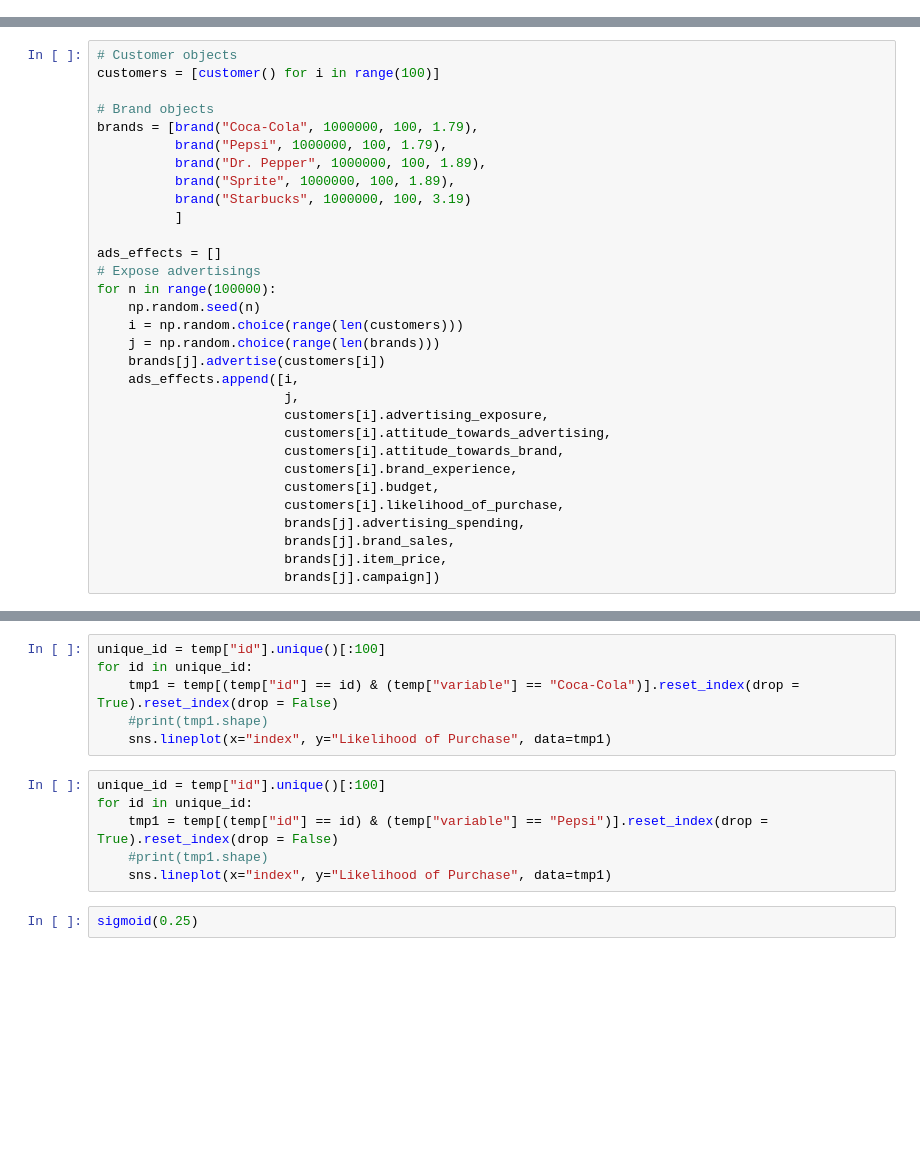
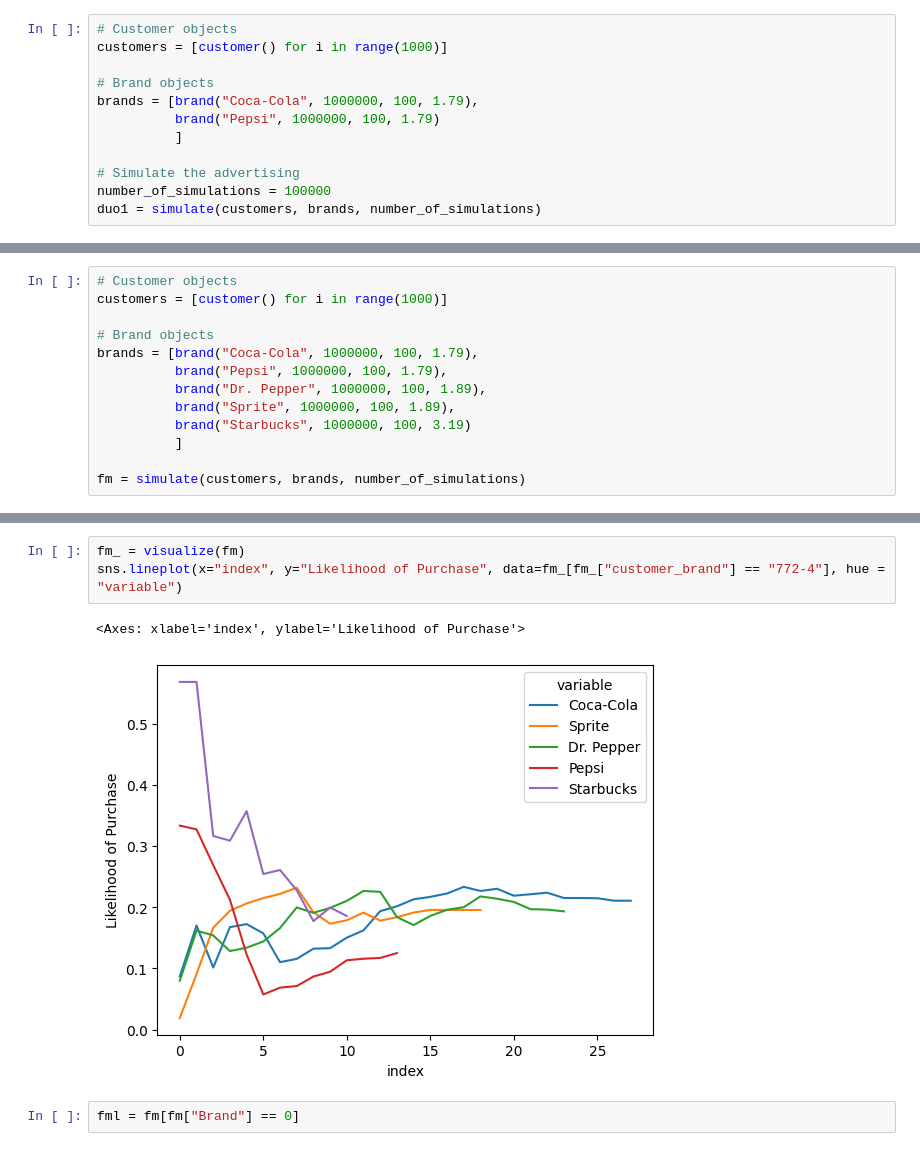
Before and after one commit to arnoldchung/Advertising, a Jupyter notebook: advertising.ipynb, the cells around one changed output, grey strips where cells are left out. Cells and saved outputs as stored; diff of their text form; blank space fills up the shorter version.

```diff
--- a/advertising.ipynb
+++ b/advertising.ipynb
@@ -119,0 +211,12 @@ class brand:
+# %%
+# Customer objects
+customers = [customer() for i in range(1000)]
+
+# Brand objects
+brands = [brand("Coca-Cola", 1000000, 100, 1.79),
+          brand("Pepsi", 1000000, 100, 1.79)
+          ]
+
+# Simulate the advertising
+number_of_simulations = 100000
+duo1 = simulate(customers, brands, number_of_simulations)
@@ -120,6 +293,6 @@ class brand:
 # %%
 # Customer objects
-customers = [customer() for i in range(100)]
+customers = [customer() for i in range(1000)]
 
 # Brand objects
 brands = [brand("Coca-Cola", 1000000, 100, 1.79),
@@ -129,22 +302,4 @@ brands = [brand("Coca-Cola", 1000000, 100, 1.79),
           brand("Starbucks", 1000000, 100, 3.19)
           ]
 
-ads_effects = []
-# Expose advertisings
-for n in range(100000):
-    np.random.seed(n)
-    i = np.random.choice(range(len(customers)))
-    j = np.random.choice(range(len(brands)))
-    brands[j].advertise(customers[i])
-    ads_effects.append([i,
-                        j,
-                        customers[i].advertising_exposure,
-                        customers[i].attitude_towards_advertising,
-                        customers[i].attitude_towards_brand,
-                        customers[i].brand_experience,
-                        customers[i].budget,
-                        customers[i].likelihood_of_purchase,
-                        brands[j].advertising_spending,
-                        brands[j].brand_sales,
-                        brands[j].item_price,
-                        brands[j].campaign])
+fm = simulate(customers, brands, number_of_simulations)
@@ -172,14 +306,8 @@ temp["id"] = temp["Customer"].astype(str) + "-" + temp["Brand"].astype(str)
-# %%
-unique_id = temp["id"].unique()[:100]
-for id in unique_id:
-    tmp1 = temp[(temp["id"] == id) & (temp["variable"] == "Coca-Cola")].reset_index(drop = True).reset_index(drop = False)
-    #print(tmp1.shape)
-    sns.lineplot(x="index", y="Likelihood of Purchase", data=tmp1)
-# %%
-unique_id = temp["id"].unique()[:100]
-for id in unique_id:
-    tmp1 = temp[(temp["id"] == id) & (temp["variable"] == "Pepsi")].reset_index(drop = True).reset_index(drop = False)
-    #print(tmp1.shape)
-    sns.lineplot(x="index", y="Likelihood of Purchase", data=tmp1)
-# %%
-sigmoid(0.25)
+# %%
+fm_ = visualize(fm)
+sns.lineplot(x="index", y="Likelihood of Purchase", data=fm_[fm_["customer_brand"] == "772-4"], hue = "variable")
+# %% [output]
+<Axes: xlabel='index', ylabel='Likelihood of Purchase'>
+[figure, added]
+# %%
+fml = fm[fm["Brand"] == 0]
```
Also changed, not shown: parts of 35 cells of this notebook.
